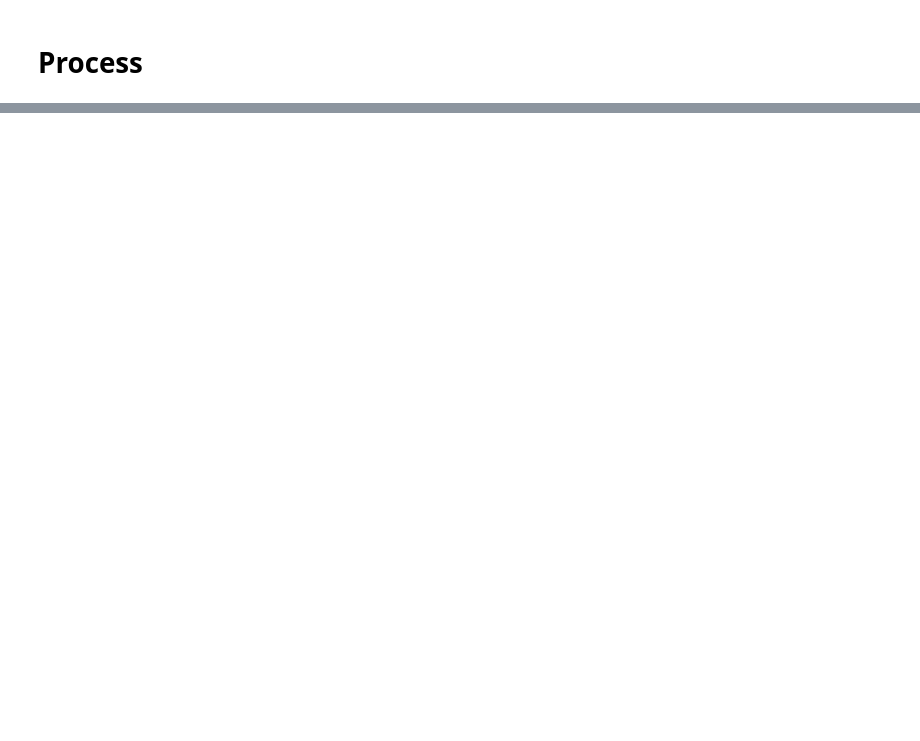
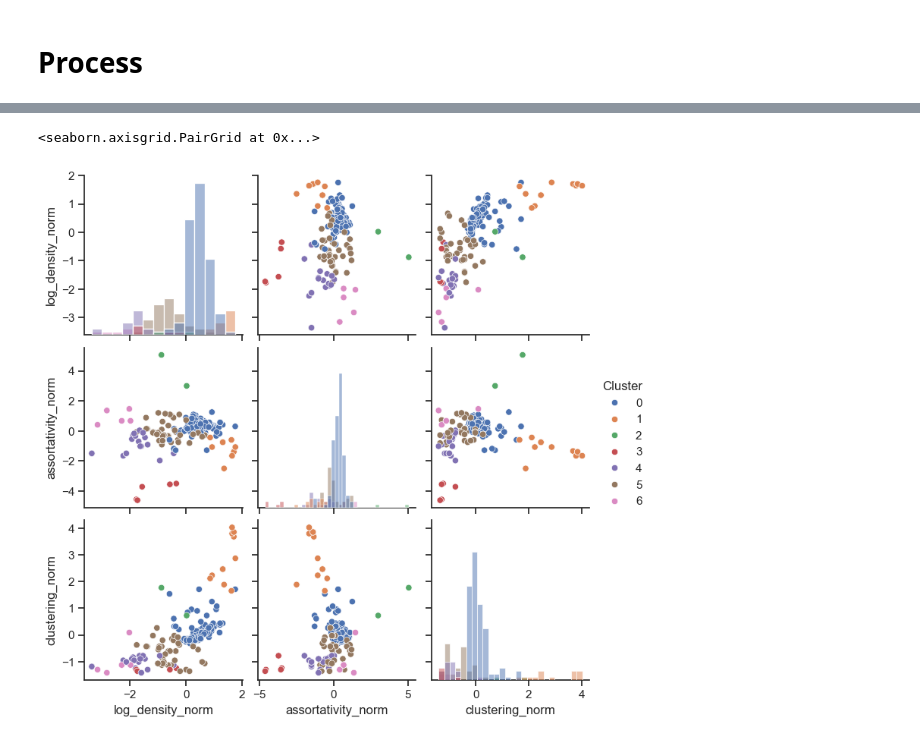
Before and after one commit to murillo-group/miniature_graphs, a Jupyter notebook: research/dbs/explore_dbs.ipynb, the cells around one changed output, grey strips where cells are left out. Cells and saved outputs as stored; diff of their text form; code cells hidden in the pictures; blank space fills up the shorter version.

```diff
--- a/research/dbs/explore_dbs.ipynb
+++ b/research/dbs/explore_dbs.ipynb
@@ -137,0 +128,5 @@ df[df['assortativity_coeff']>1]
+# %%
+sns.pairplot(df_processed,vars=(vars),hue='Cluster',diag_kind='hist')
+# %% [output]
+<seaborn.axisgrid.PairGrid at 0x...>
+[figure, added]
```
Also changed, not shown: parts of 19 cells of this notebook.
